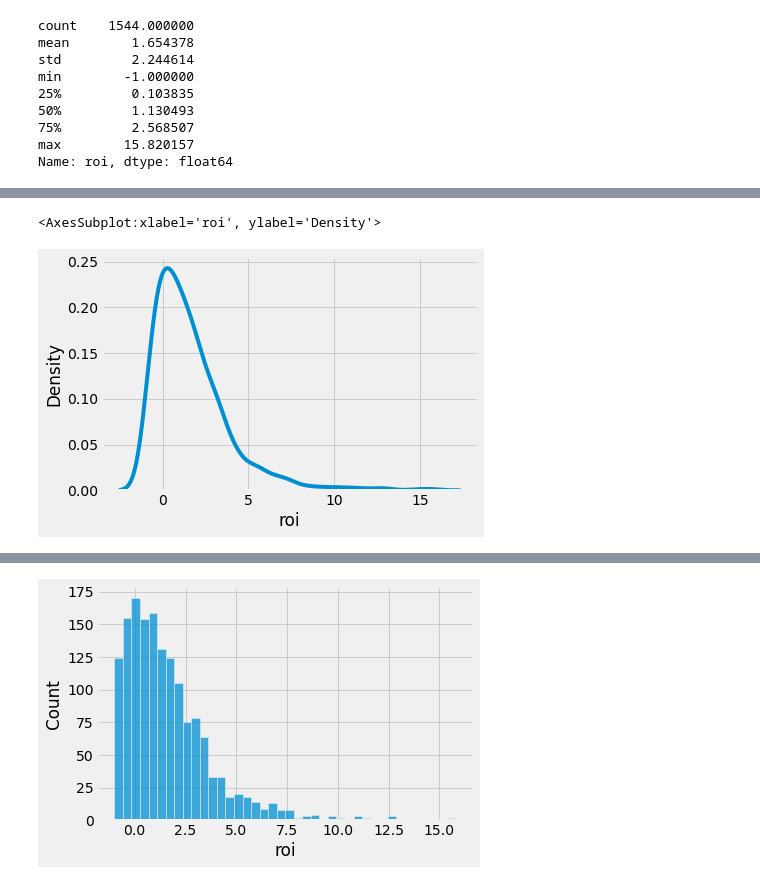
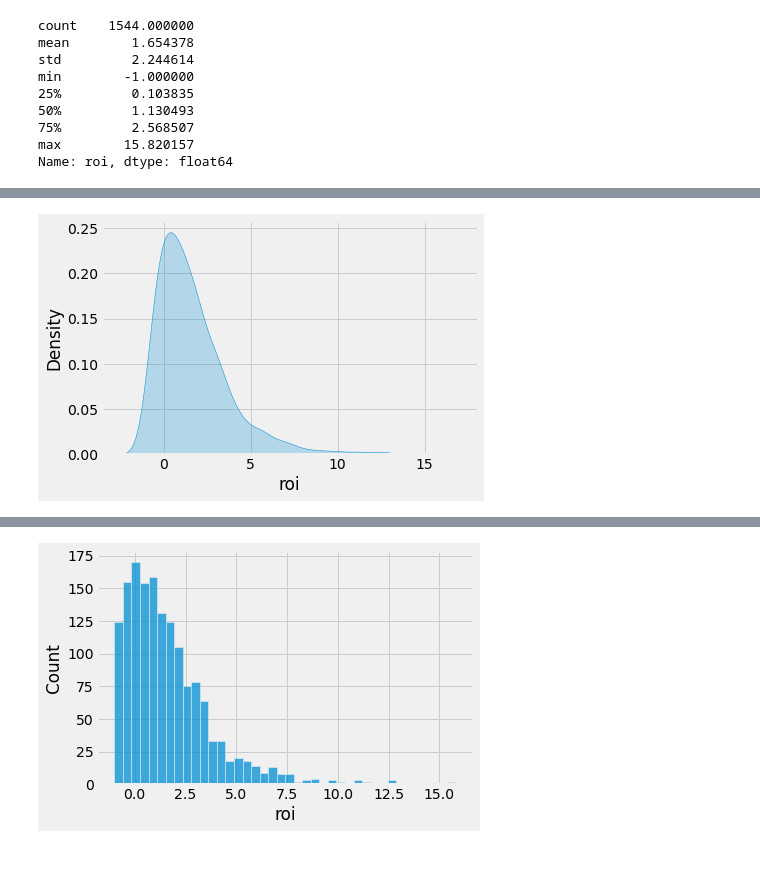
Before and after one commit to dvdhartsman/Phase_2_Movie_Project, a Jupyter notebook: davids_notebook2.ipynb, the cells around one changed output, grey strips where cells are left out. Drawn from its saved outputs; the diff is of its cells as text; code cells hidden in the pictures.

```diff
--- a/davids_notebook2.ipynb
+++ b/davids_notebook2.ipynb
@@ -1321,8 +1388,7 @@ sns.lineplot(x='movie_year', y='roi', data=tn_budgets_df.loc[tn_budgets_df['movi
 # %%
-sns.kdeplot(x='roi', data=most_exp);
+sns.kdeplot(x='roi', data=most_exp, shade=True);
 # %% [output]
-<AxesSubplot:xlabel='roi', ylabel='Density'>
-[figure, old version]
+[figure, new version]
 # %%
 sns.histplot(x='roi', data=most_exp);
 # %% [output]
```
Also changed, not shown: parts of 43 cells of this notebook.
